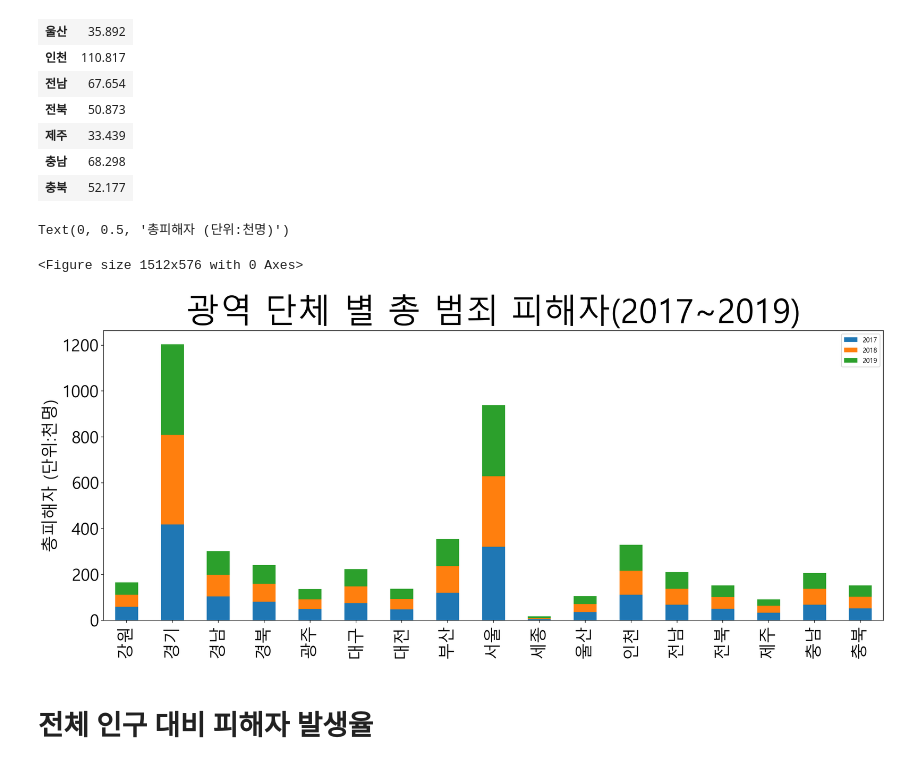
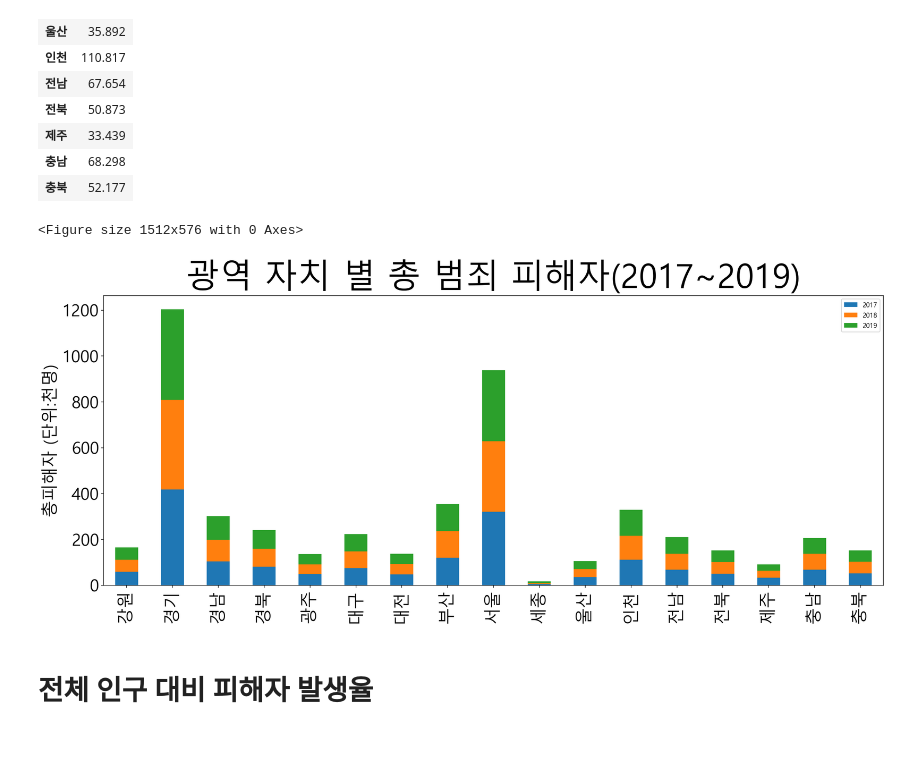
Before and after one commit to jinrang2/tj201130_kkij, a Jupyter notebook: gon/범죄 일반 분석.ipynb, the cells around one changed output. Saved outputs shown, nothing was run; the diff lists cells and outputs as text; code cells hidden in the pictures.

```diff
--- a/gon/범죄 일반 분석.ipynb
+++ b/gon/범죄 일반 분석.ipynb
@@ -315,20 +315,20 @@ df_metro2_pivot[[2017]]
 # %%
 plt.figure(figsize=(21,8))
 
 plt.rc('xtick', labelsize=25)
 plt.rc('ytick', labelsize=25)
 plt.rcParams["figure.figsize"] = (21,8)
 
 b=df_metro2_pivot.plot(kind='bar',stacked=True)
 #b=sns.barplot(data=df_metro2, x='광역',y='총피해자',palette='autumn',estimator=np.sum)
-plt.title('광역 단체 별 총 범죄 피해자(2017~2019)', fontsize=50)
+plt.title('광역 자치 별 총 범죄 피해자(2017~2019)', fontsize=50)
 b.yaxis.set_major_formatter(ticker.FormatStrFormatter('%d'))
 b.set_xlabel('', fontsize=25)
 b.set_ylabel('총피해자 (단위:천명)', fontsize=25)
+plt.savefig('2.png')
 # %% [output]
-Text(0, 0.5, '총피해자 (단위:천명)')
+<Figure size 1512x576 with 0 Axes>
-<Figure size 1512x576 with 0 Axes>
-[figure, old version]
+[figure, new version]
 # %% [markdown]
 # 전체 인구 대비 피해자 발생율
 # %% [markdown]
```
Also changed, not shown: parts of 39 cells of this notebook, 12 other files.
